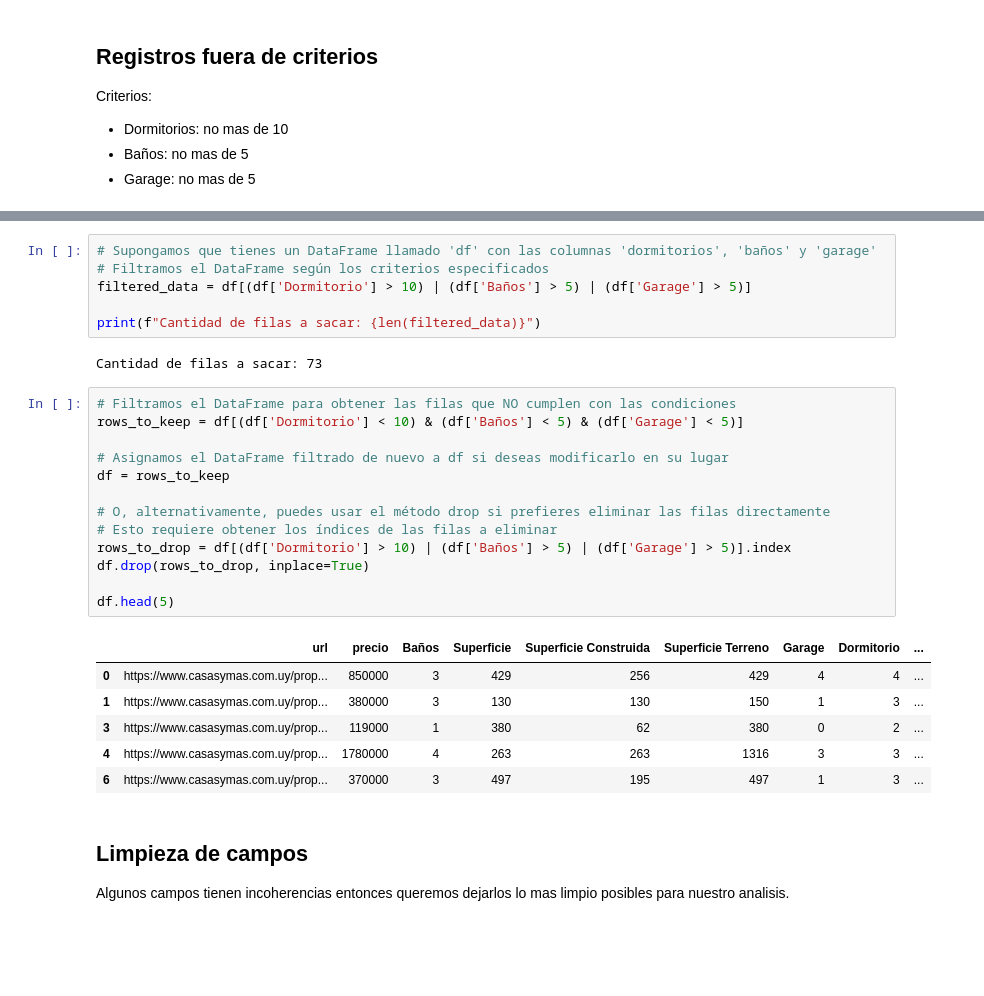
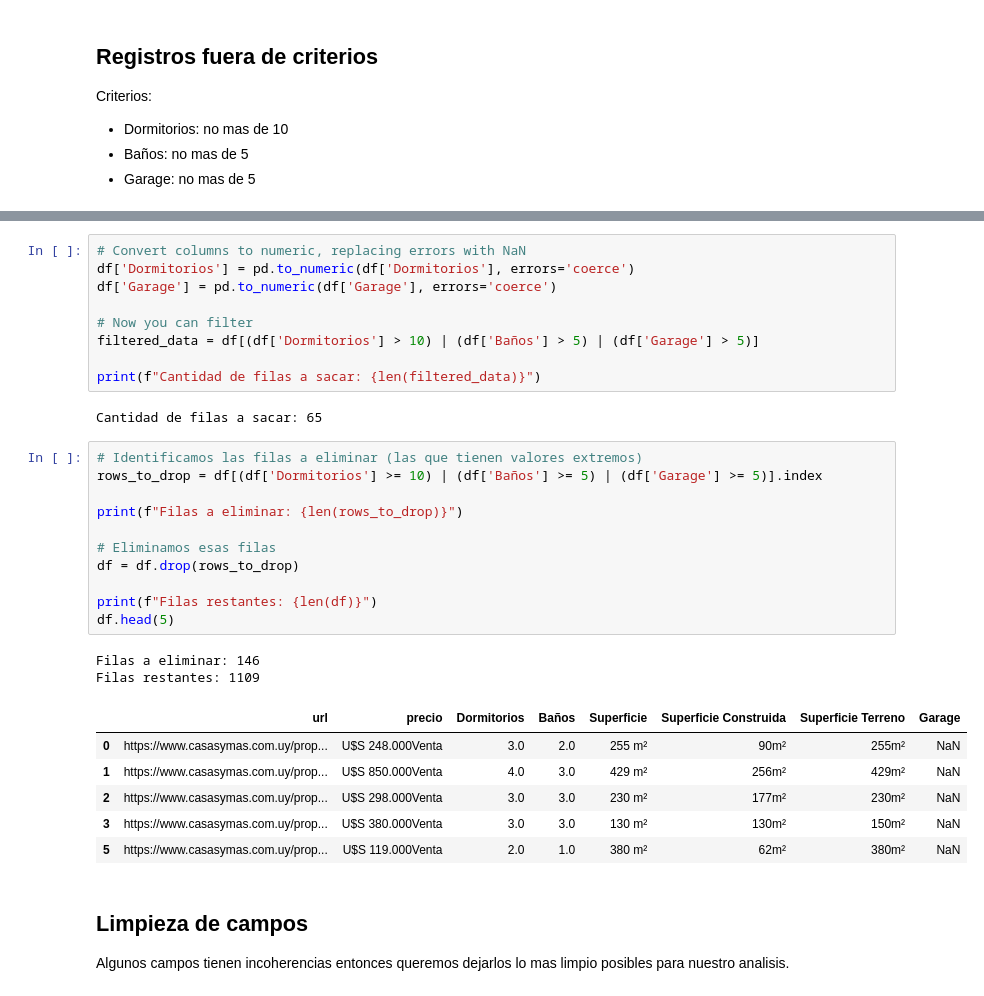
Before and after one commit to feliperenom/tesis-mcd-inm, a Jupyter notebook: src/codes/eda_v2.ipynb, the cells around one changed output, grey strips where cells are left out. Cells and saved outputs as stored; diff of their text form; blank space fills up the shorter version.

```diff
--- a/src/codes/eda_v2.ipynb
+++ b/src/codes/eda_v2.ipynb
@@ -141,31 +141,34 @@ df.head()
 # %%
-# Supongamos que tienes un DataFrame llamado 'df' con las columnas 'dormitorios', 'baños' y 'garage'
-# Filtramos el DataFrame según los criterios especificados
-filtered_data = df[(df['Dormitorio'] > 10) | (df['Baños'] > 5) | (df['Garage'] > 5)]
+# Convert columns to numeric, replacing errors with NaN
+df['Dormitorios'] = pd.to_numeric(df['Dormitorios'], errors='coerce')
+df['Garage'] = pd.to_numeric(df['Garage'], errors='coerce')
+
+# Now you can filter
+filtered_data = df[(df['Dormitorios'] > 10) | (df['Baños'] > 5) | (df['Garage'] > 5)]
 
 print(f"Cantidad de filas a sacar: {len(filtered_data)}")
 # %% [output]
-Cantidad de filas a sacar: 73
+Cantidad de filas a sacar: 65
 # %%
-# Filtramos el DataFrame para obtener las filas que NO cumplen con las condiciones
-rows_to_keep = df[(df['Dormitorio'] < 10) & (df['Baños'] < 5) & (df['Garage'] < 5)]
+# Identificamos las filas a eliminar (las que tienen valores extremos)
+rows_to_drop = df[(df['Dormitorios'] >= 10) | (df['Baños'] >= 5) | (df['Garage'] >= 5)].index
 
-# Asignamos el DataFrame filtrado de nuevo a df si deseas modificarlo en su lugar
-df = rows_to_keep
+print(f"Filas a eliminar: {len(rows_to_drop)}")
 
-# O, alternativamente, puedes usar el método drop si prefieres eliminar las filas directamente
-# Esto requiere obtener los índices de las filas a eliminar
-rows_to_drop = df[(df['Dormitorio'] > 10) | (df['Baños'] > 5) | (df['Garage'] > 5)].index
-df.drop(rows_to_drop, inplace=True)
+# Eliminamos esas filas
+df = df.drop(rows_to_drop)
 
+print(f"Filas restantes: {len(df)}")
 df.head(5)
 # %% [output]
+Filas a eliminar: 146
+Filas restantes: 1109
-|  | url | precio | Baños | Superficie | Superficie Construida | Superficie Terreno | Garage | Dormitorio | ... |
-| 0 | https://www.casasymas.com.uy/prop... | 850000 | 3 | 429 | 256 | 429 | 4 | 4 | ... |
-| 1 | https://www.casasymas.com.uy/prop... | 380000 | 3 | 130 | 130 | 150 | 1 | 3 | ... |
-| 3 | https://www.casasymas.com.uy/prop... | 119000 | 1 | 380 | 62 | 380 | 0 | 2 | ... |
-| 4 | https://www.casasymas.com.uy/prop... | 1780000 | 4 | 263 | 263 | 1316 | 3 | 3 | ... |
-| 6 | https://www.casasymas.com.uy/prop... | 370000 | 3 | 497 | 195 | 497 | 1 | 3 | ... |
+|  | url | precio | Dormitorios | Baños | Superficie | Superficie Construida | Superficie Terreno | Garage |
+| 0 | https://www.casasymas.com.uy/prop... | U$S 248.000Venta | 3.0 | 2.0 | 255 m² | 90m² | 255m² | NaN |
+| 1 | https://www.casasymas.com.uy/prop... | U$S 850.000Venta | 4.0 | 3.0 | 429 m² | 256m² | 429m² | NaN |
+| 2 | https://www.casasymas.com.uy/prop... | U$S 298.000Venta | 3.0 | 3.0 | 230 m² | 177m² | 230m² | NaN |
+| 3 | https://www.casasymas.com.uy/prop... | U$S 380.000Venta | 3.0 | 3.0 | 130 m² | 130m² | 150m² | NaN |
+| 5 | https://www.casasymas.com.uy/prop... | U$S 119.000Venta | 2.0 | 1.0 | 380 m² | 62m² | 380m² | NaN |
 # %% [markdown]
 ## Limpieza de campos
 
```
Also changed, not shown: parts of 73 cells of this notebook, 5 other files.
